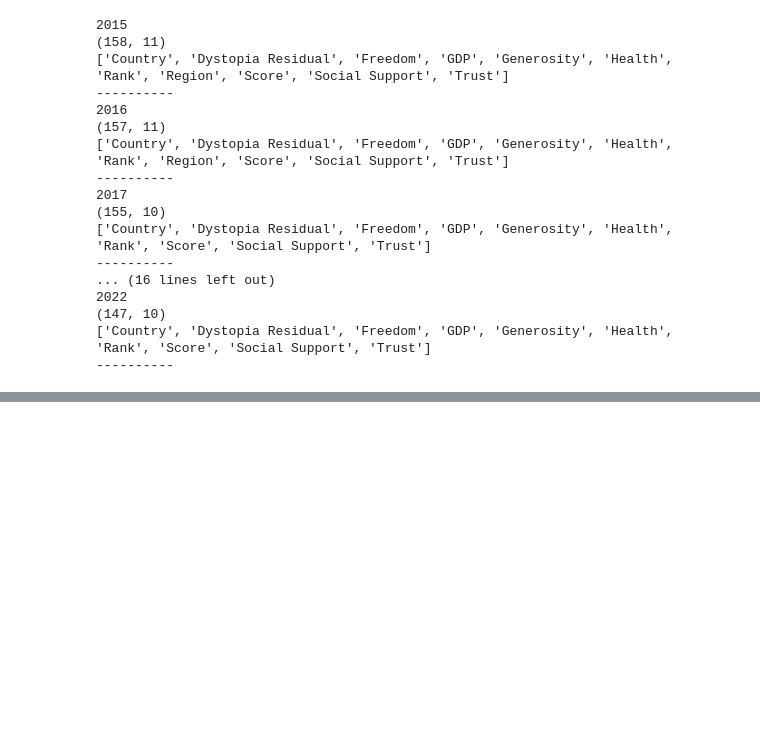
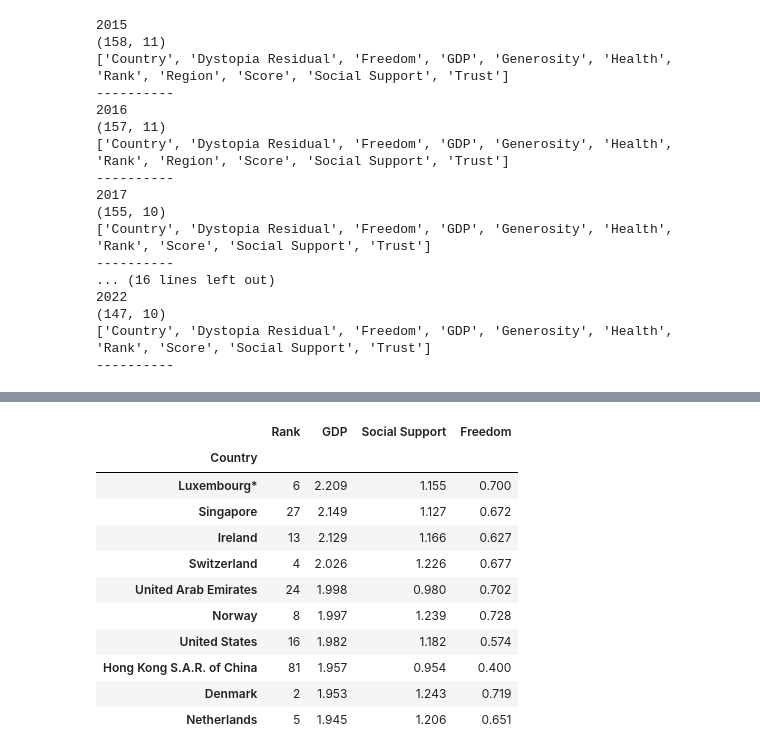
Before and after one commit to cjensen93/WorldHappinesReport, a Jupyter notebook: report.ipynb, the cells around one changed output, grey strips where cells are left out. Drawn from its saved outputs; the diff is of its cells as text; code cells hidden in the pictures; blank space fills up the shorter version.

```diff
--- a/report.ipynb
+++ b/report.ipynb
@@ -320,0 +445,18 @@ Even though the number of features are small, the features themselves are very d
+# %%
+wealth =  wh_dfs['2022'].sort_values(by='GDP', ascending=False)
+wealth = wealth[['Country', 'Rank', 'GDP', 'Social Support', 'Freedom']]
+wealth = wealth.set_index('Country')
+wealth.head(10)
+# %% [output]
+|  | Rank | GDP | Social Support | Freedom |
+| Country |  |  |  |  |
+| Luxembourg* | 6 | 2.209 | 1.155 | 0.700 |
+| Singapore | 27 | 2.149 | 1.127 | 0.672 |
+| Ireland | 13 | 2.129 | 1.166 | 0.627 |
+| Switzerland | 4 | 2.026 | 1.226 | 0.677 |
+| United Arab Emirates | 24 | 1.998 | 0.980 | 0.702 |
+| Norway | 8 | 1.997 | 1.239 | 0.728 |
+| United States | 16 | 1.982 | 1.182 | 0.574 |
+| Hong Kong S.A.R. of China | 81 | 1.957 | 0.954 | 0.400 |
+| Denmark | 2 | 1.953 | 1.243 | 0.719 |
+| Netherlands | 5 | 1.945 | 1.206 | 0.651 |
```
Also changed, not shown: parts of 12 cells of this notebook.
